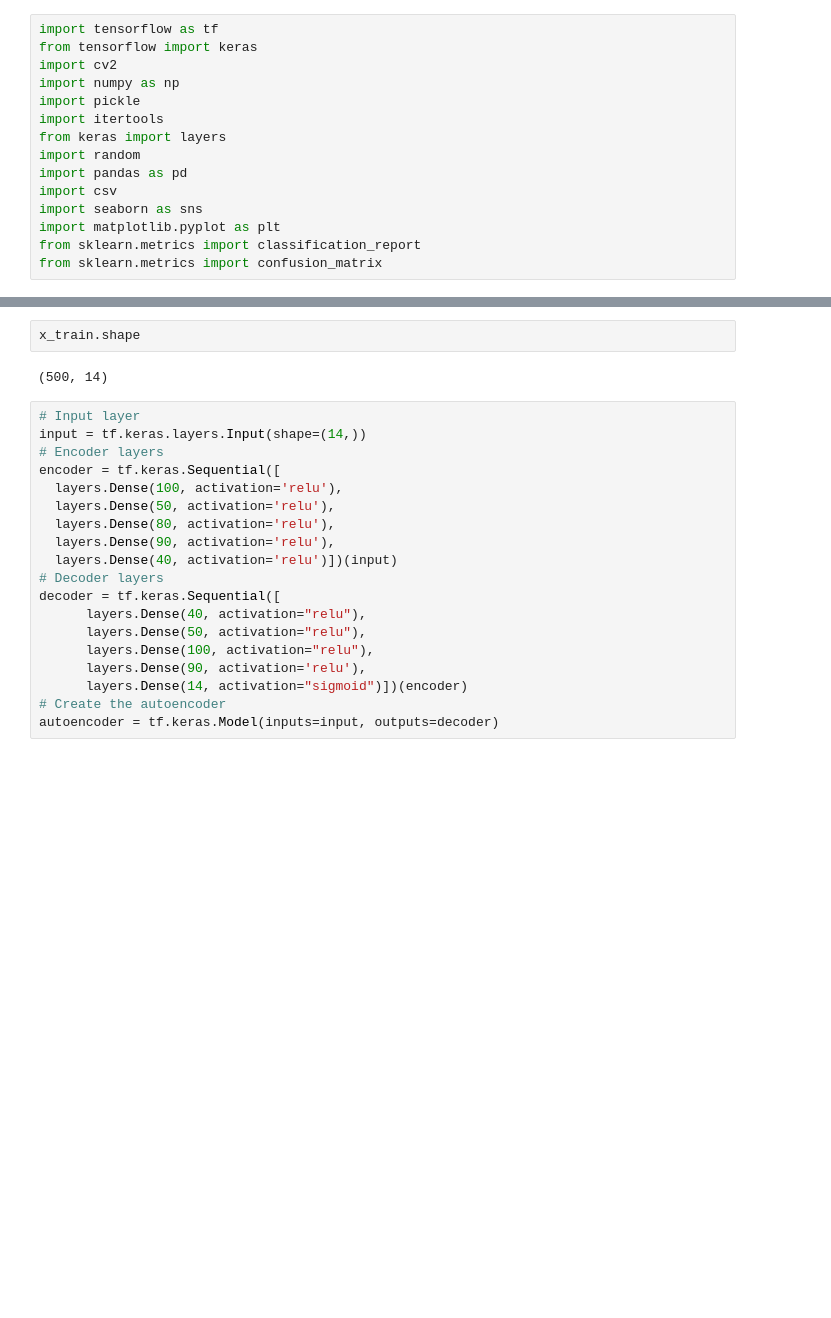
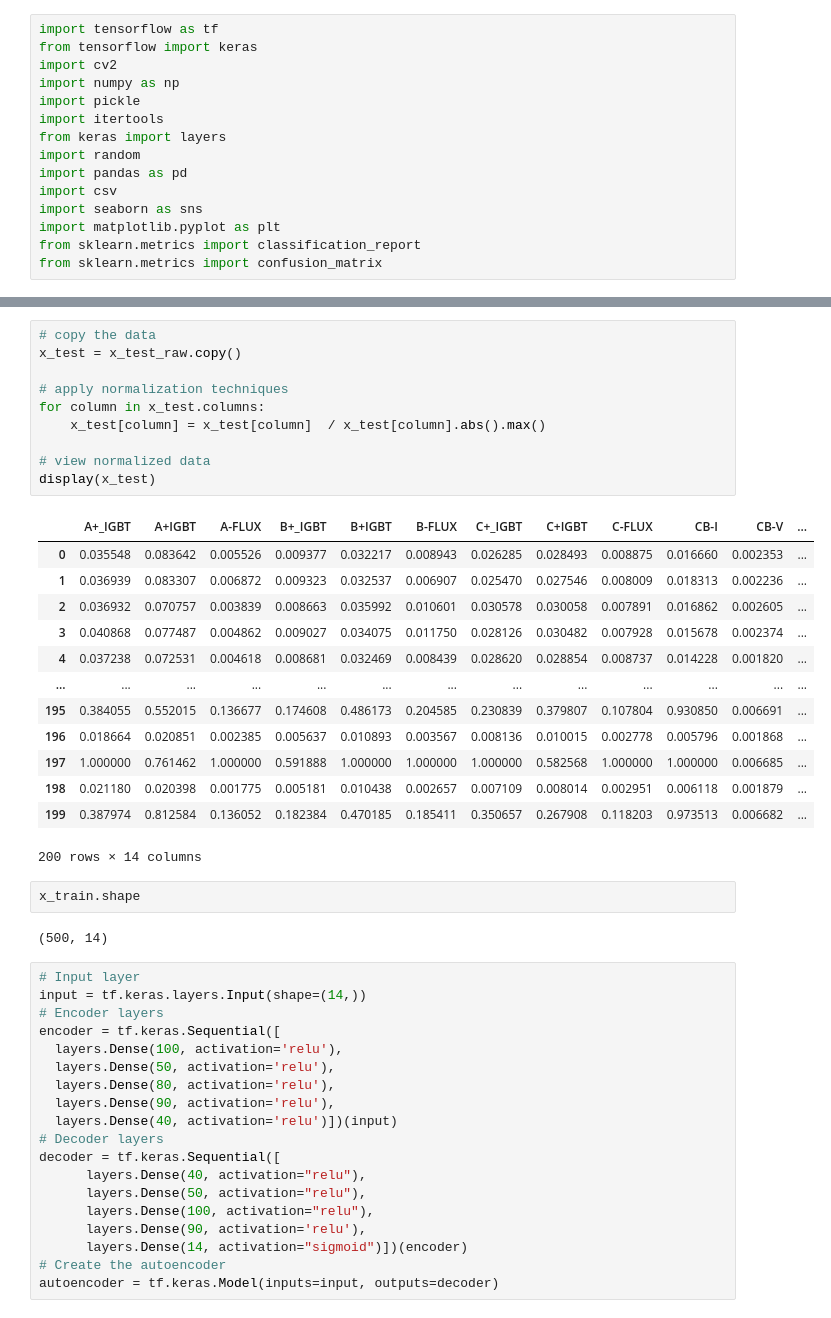
Before and after one commit to weso500/IOT-Anomaly-Detection, a Jupyter notebook: Initial_Second_Level_Learner.ipynb, the cells around one changed output, grey strips where cells are left out. Cells and saved outputs as stored; diff of their text form; blank space fills up the shorter version.

```diff
--- a/Initial_Second_Level_Learner.ipynb
+++ b/Initial_Second_Level_Learner.ipynb
@@ -22,3 +46,27 @@ x_test = pd.read_csv('/content/Total_Test.csv' )
+# %%
+# copy the data
+x_test = x_test_raw.copy()
+
+# apply normalization techniques
+for column in x_test.columns:
+    x_test[column] = x_test[column]  / x_test[column].abs().max()
+
+# view normalized data
+display(x_test)
+# %% [output]
+|  | A+_IGBT | A+IGBT | A-FLUX | B+_IGBT | B+IGBT | B-FLUX | C+_IGBT | C+IGBT | C-FLUX | CB-I | CB-V | ... |
+| 0 | 0.035548 | 0.083642 | 0.005526 | 0.009377 | 0.032217 | 0.008943 | 0.026285 | 0.028493 | 0.008875 | 0.016660 | 0.002353 | ... |
+| 1 | 0.036939 | 0.083307 | 0.006872 | 0.009323 | 0.032537 | 0.006907 | 0.025470 | 0.027546 | 0.008009 | 0.018313 | 0.002236 | ... |
+| 2 | 0.036932 | 0.070757 | 0.003839 | 0.008663 | 0.035992 | 0.010601 | 0.030578 | 0.030058 | 0.007891 | 0.016862 | 0.002605 | ... |
+| 3 | 0.040868 | 0.077487 | 0.004862 | 0.009027 | 0.034075 | 0.011750 | 0.028126 | 0.030482 | 0.007928 | 0.015678 | 0.002374 | ... |
+| 4 | 0.037238 | 0.072531 | 0.004618 | 0.008681 | 0.032469 | 0.008439 | 0.028620 | 0.028854 | 0.008737 | 0.014228 | 0.001820 | ... |
+| ... | ... | ... | ... | ... | ... | ... | ... | ... | ... | ... | ... | ... |
+| 195 | 0.384055 | 0.552015 | 0.136677 | 0.174608 | 0.486173 | 0.204585 | 0.230839 | 0.379807 | 0.107804 | 0.930850 | 0.006691 | ... |
+| 196 | 0.018664 | 0.020851 | 0.002385 | 0.005637 | 0.010893 | 0.003567 | 0.008136 | 0.010015 | 0.002778 | 0.005796 | 0.001868 | ... |
+| 197 | 1.000000 | 0.761462 | 1.000000 | 0.591888 | 1.000000 | 1.000000 | 1.000000 | 0.582568 | 1.000000 | 1.000000 | 0.006685 | ... |
+| 198 | 0.021180 | 0.020398 | 0.001775 | 0.005181 | 0.010438 | 0.002657 | 0.007109 | 0.008014 | 0.002951 | 0.006118 | 0.001879 | ... |
+| 199 | 0.387974 | 0.812584 | 0.136052 | 0.182384 | 0.470185 | 0.185411 | 0.350657 | 0.267908 | 0.118203 | 0.973513 | 0.006682 | ... |
+200 rows × 14 columns
 # %%
 x_train.shape
 # %% [output]
```
Also changed, not shown: parts of 10 cells of this notebook.
